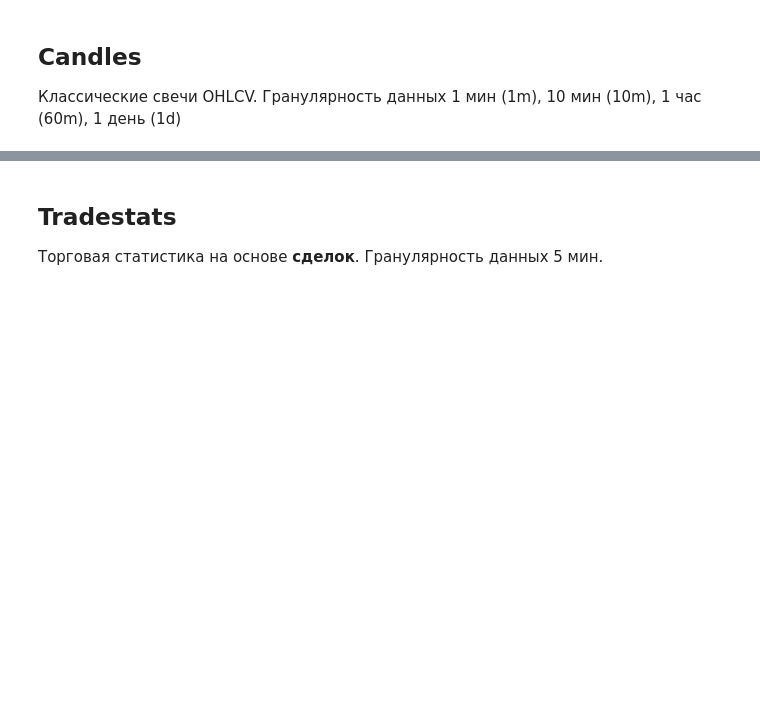
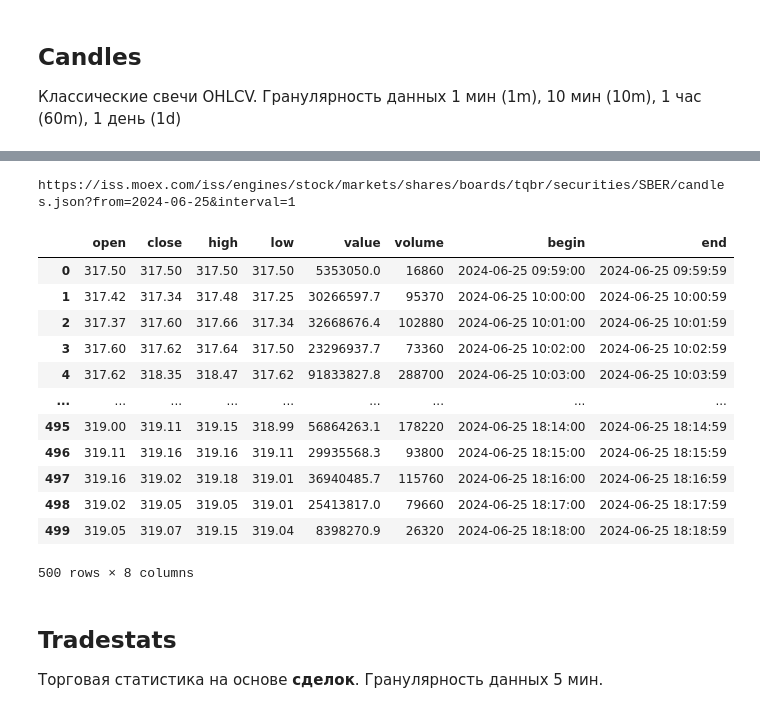
Before and after one commit to 6ygga/moex_algo0, a Jupyter notebook: moex.ipynb, the cells around one changed output, grey strips where cells are left out. Saved outputs shown, nothing was run; the diff lists cells and outputs as text; code cells hidden in the pictures; blank space fills up the shorter version.

```diff
--- a/moex.ipynb
+++ b/moex.ipynb
@@ -196,3 +292,53 @@ sber.candles(start=start_date, end=end_date, period=CandlePeriod.TEN_MINUTES).he
+# %%
+# /iss/engines/[engine]/markets/[market]/securities/[security]/candles
+# start      Номер строки (отсчет с нуля), с которой следует начать порцию возвращаемых данных (см. рук-во разработчика).
+#            Получение ответа без данных означает, что указанное значение превышает число строк, возвращаемых запросом. Default: 0
+# from        Дата, начиная с которой необходимо начать выводить данные. Формат: ГГГГ-ММ-ДД ЧЧ:ММ:СС. Default:
+# till        Дата, до которой выводить данные. Формат: ГГГГ-ММ-ДД ЧЧ:ММ:СС. Default: 2037-12-31
+# interval    Интервал графика. Default: 10
+# iss.reverse Изменить порядок сортировки на обратный. Принимает значения true/false. Default: false
+def fetch_candles_data(ticker='SBER',
+                       start=datetime.now().date().strftime('%Y-%m-%d'),
+                       end=None,
+                       interval=1,
+                       last_data_interval=None):
+    url = f"https://iss.moex.com/iss/engines/stock/markets/shares/boards/tqbr/securities/{ticker}/candles.json?from={start}&interval={interval}{f'$till={end}' if end is not None else ''''''}"
+    print(url)
+
+    # Define the cookies for authorization
+    cookies = {
+        'MicexPassportCert': session.AUTH_CERT
+    }
+
+    try:
+        response = requests.get(url, cookies=cookies)
+        response.raise_for_status()  # Raise an error for bad status codes
+        # Print the JSON data
+        data = response.json()
+        return data
+
+    except requests.exceptions.HTTPError as http_err:
+        print(f"HTTP error occurred: {http_err}")
+    except Exception as err:
+        print(f"An error occurred: {err}")
+# %%
+candles_data = fetch_candles_data()
+pd.DataFrame(data=candles_data['candles']['data'], columns=candles_data['candles']['columns'])
+# %% [output]
+https://iss.moex.com/iss/engines/stock/markets/shares/boards/tqbr/securities/SBER/candles.json?from=2024-06-25&interval=1
+|  | open | close | high | low | value | volume | begin | end |
+| 0 | 317.50 | 317.50 | 317.50 | 317.50 | 5353050.0 | 16860 | 2024-06-25 09:59:00 | 2024-06-25 09:59:59 |
+| 1 | 317.42 | 317.34 | 317.48 | 317.25 | 30266597.7 | 95370 | 2024-06-25 10:00:00 | 2024-06-25 10:00:59 |
+| 2 | 317.37 | 317.60 | 317.66 | 317.34 | 32668676.4 | 102880 | 2024-06-25 10:01:00 | 2024-06-25 10:01:59 |
+| 3 | 317.60 | 317.62 | 317.64 | 317.50 | 23296937.7 | 73360 | 2024-06-25 10:02:00 | 2024-06-25 10:02:59 |
+| 4 | 317.62 | 318.35 | 318.47 | 317.62 | 91833827.8 | 288700 | 2024-06-25 10:03:00 | 2024-06-25 10:03:59 |
+| ... | ... | ... | ... | ... | ... | ... | ... | ... |
+| 495 | 319.00 | 319.11 | 319.15 | 318.99 | 56864263.1 | 178220 | 2024-06-25 18:14:00 | 2024-06-25 18:14:59 |
+| 496 | 319.11 | 319.16 | 319.16 | 319.11 | 29935568.3 | 93800 | 2024-06-25 18:15:00 | 2024-06-25 18:15:59 |
+| 497 | 319.16 | 319.02 | 319.18 | 319.01 | 36940485.7 | 115760 | 2024-06-25 18:16:00 | 2024-06-25 18:16:59 |
+| 498 | 319.02 | 319.05 | 319.05 | 319.01 | 25413817.0 | 79660 | 2024-06-25 18:17:00 | 2024-06-25 18:17:59 |
+| 499 | 319.05 | 319.07 | 319.15 | 319.04 | 8398270.9 | 26320 | 2024-06-25 18:18:00 | 2024-06-25 18:18:59 |
+500 rows × 8 columns
 # %% [markdown]
 ## Tradestats
 <p>Торговая статистика на основе <b>сделок</b>. Гранулярность данных 5 мин.</p>
```
Also changed, not shown: parts of 14 cells of this notebook, 34 other files.
